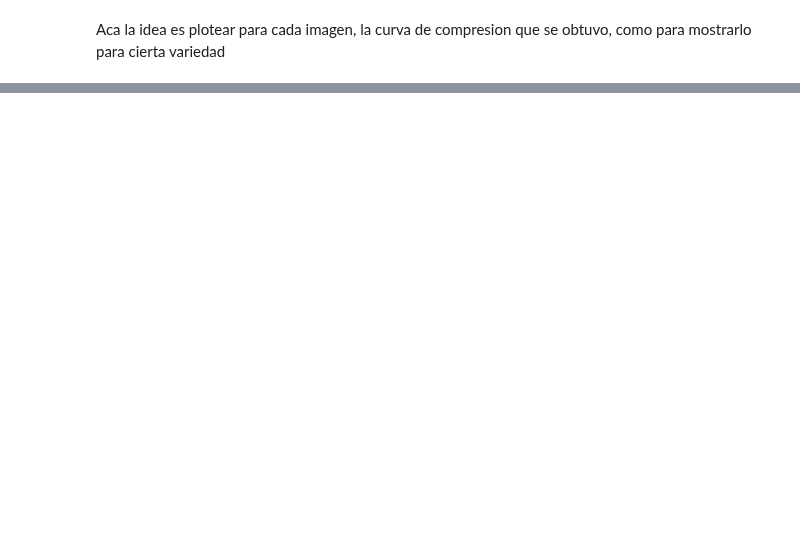
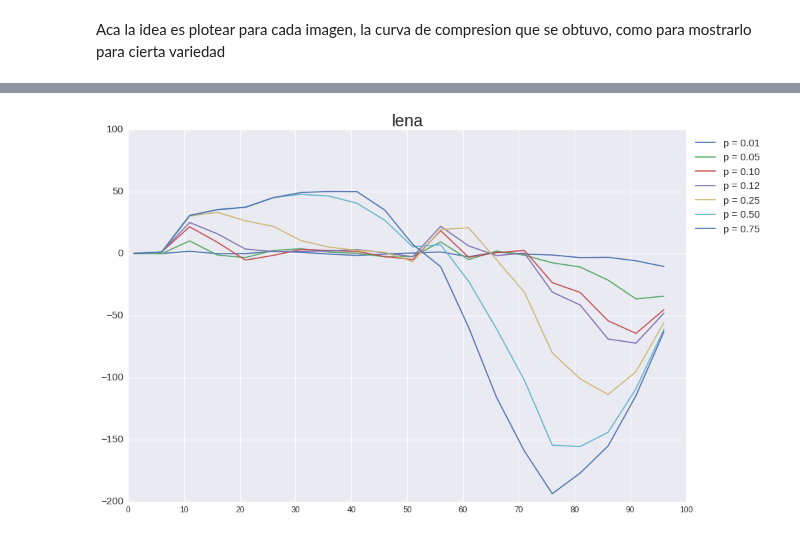
Before and after one commit to npazosmendez/jpeg, a Jupyter notebook: experimentando.ipynb, the cells around one changed output, grey strips where cells are left out. Drawn from its saved outputs; the diff is of its cells as text; code cells hidden in the pictures; blank space fills up the shorter version.

```diff
--- a/experimentando.ipynb
+++ b/experimentando.ipynb
@@ -133,0 +168,2 @@ plt.show()
+# %%
+original_img_CRs = [compression_rate(img,q) for q in Q_factors]
@@ -133,0 +182,13 @@ plt.show()
+# %%
+# plt.clf()
+plt.figure(figsize=(15,10))
+for i in range(len(probs)):
+    label = "p = %.2f" % (probs[i])
+    plt.plot(Q_factors, compressed_results[i] - original_img_CRs, label=label)
+plt.legend(bbox_to_anchor=(1,1), loc="upper left", prop={'size':15})
+plt.xticks(range(0,101,10), fontsize=12)
+plt.yticks(fontsize=15)
+plt.title("lena", fontsize=25)
+plt.show()
+# %% [output]
+[figure, added]
```
Also changed, not shown: parts of 9 cells of this notebook.
